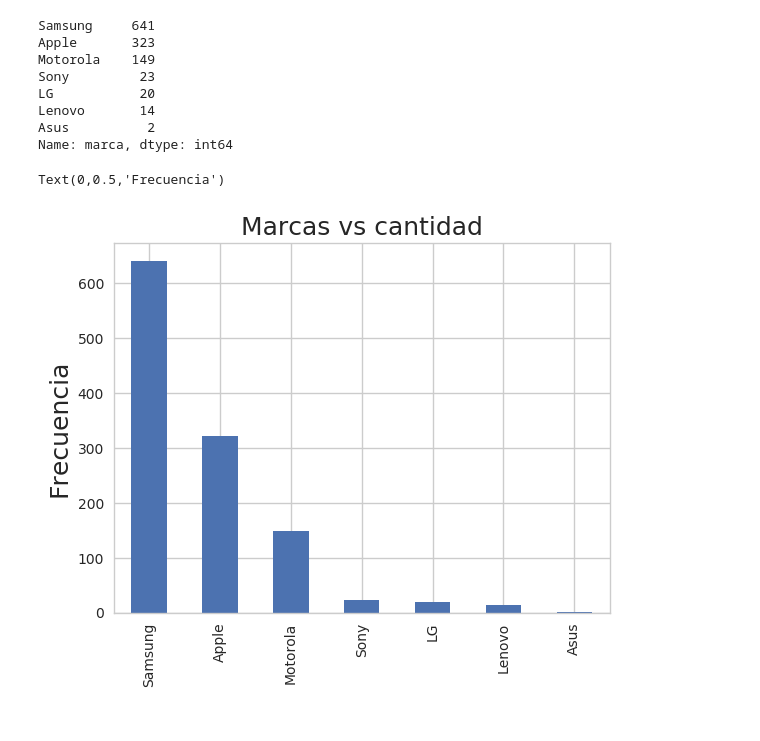
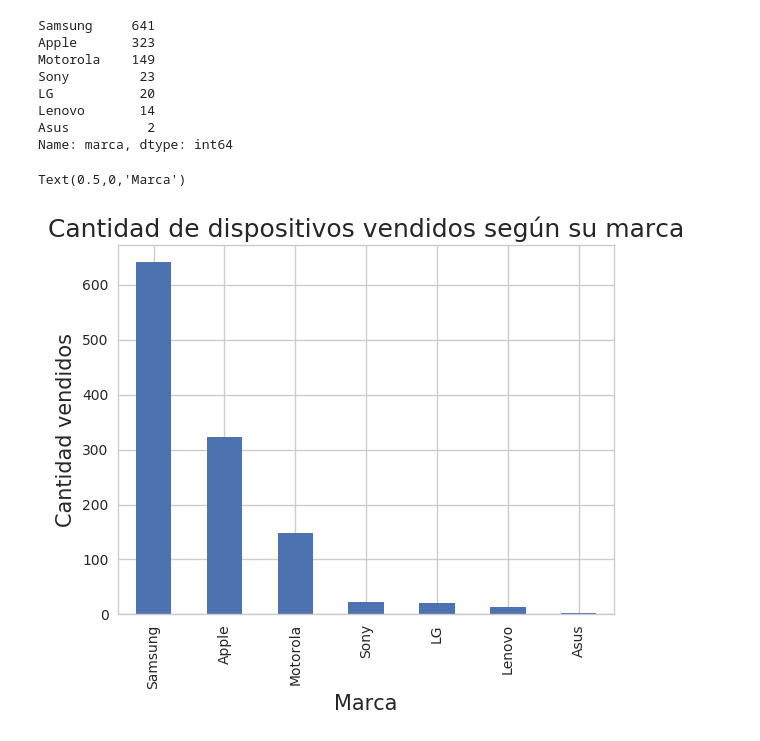
Before and after one commit to EugeFranchi/TP1_Datos, a Jupyter notebook: TpDatos.ipynb, the cells around one changed output. Saved outputs shown, nothing was run; the diff lists cells and outputs as text; code cells hidden in the pictures.

```diff
--- a/TpDatos.ipynb
+++ b/TpDatos.ipynb
@@ -152,11 +139,12 @@ Asus          2
 Name: marca, dtype: int64
 # %%
 g = marcas.plot.bar()
-g.set_title("Marcas vs cantidad", fontsize=18)
-g.set_ylabel("Frecuencia", fontsize=18)
+g.set_title("Cantidad de dispositivos vendidos según su marca", fontsize=18)
+g.set_ylabel("Cantidad vendidos", fontsize=15)
+g.set_xlabel("Marca", fontsize=15)
 # %% [output]
-Text(0,0.5,'Frecuencia')
+Text(0.5,0,'Marca')
-[figure, old version]
+[figure, new version]
 # %%
 prod=dataframe[dataframe['event'] == 'conversion']
 prod['marca'] = prod['marca'].apply(lambda marca: 'Apple' if (marca == 'iPhone' or marca == 'iPad') else marca)
```
Also changed, not shown: parts of 12 cells of this notebook.
